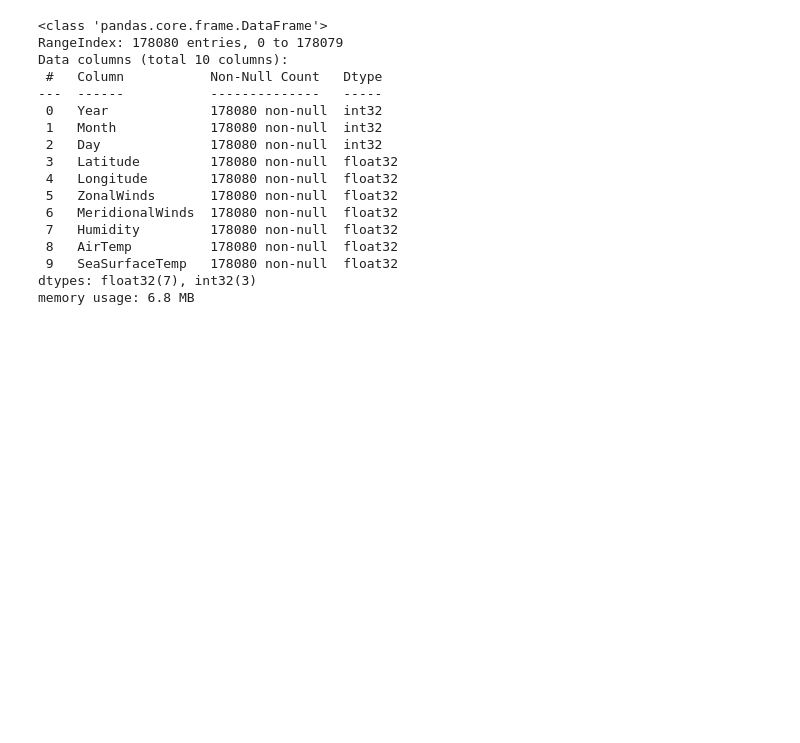
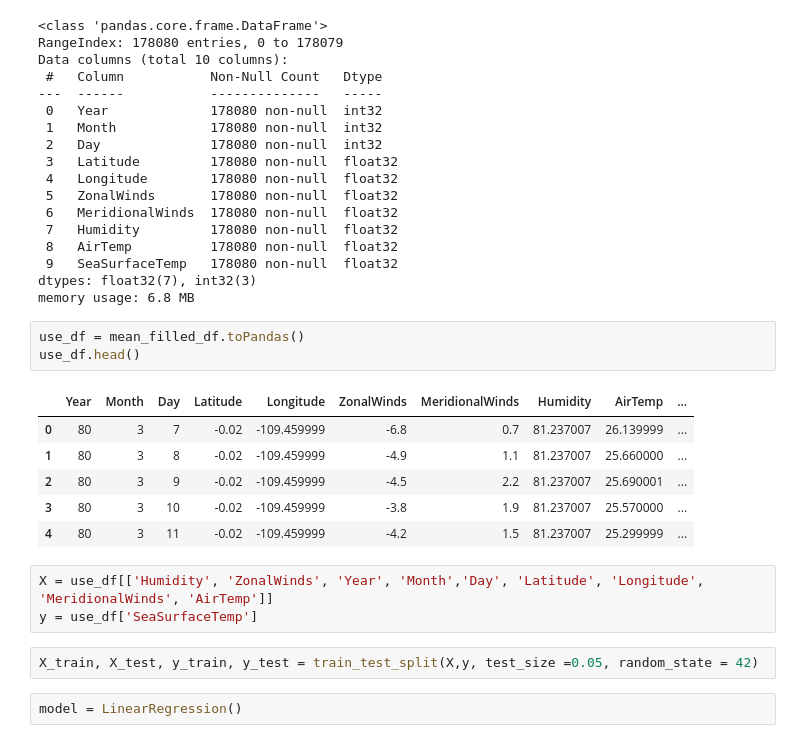
Before and after one commit to vuhpham94/nflx-data-projects-g6, a Jupyter notebook: project2/notebooks/project2_g6_elnino.ipynb, the cells around one changed output. Drawn from its saved outputs; the diff is of its cells as text; blank space fills up the shorter version.

```diff
--- a/project2/notebooks/project2_g6_elnino.ipynb
+++ b/project2/notebooks/project2_g6_elnino.ipynb
@@ -269,3 +272,20 @@ Data columns (total 10 columns):
  9   SeaSurfaceTemp   178080 non-null  float32
 dtypes: float32(7), int32(3)
 memory usage: 6.8 MB
+# %%
+use_df = mean_filled_df.toPandas()
+use_df.head()
+# %% [output]
+|  | Year | Month | Day | Latitude | Longitude | ZonalWinds | MeridionalWinds | Humidity | AirTemp | ... |
+| 0 | 80 | 3 | 7 | -0.02 | -109.459999 | -6.8 | 0.7 | 81.237007 | 26.139999 | ... |
+| 1 | 80 | 3 | 8 | -0.02 | -109.459999 | -4.9 | 1.1 | 81.237007 | 25.660000 | ... |
+| 2 | 80 | 3 | 9 | -0.02 | -109.459999 | -4.5 | 2.2 | 81.237007 | 25.690001 | ... |
+| 3 | 80 | 3 | 10 | -0.02 | -109.459999 | -3.8 | 1.9 | 81.237007 | 25.570000 | ... |
+| 4 | 80 | 3 | 11 | -0.02 | -109.459999 | -4.2 | 1.5 | 81.237007 | 25.299999 | ... |
+# %%
+X = use_df[['Humidity', 'ZonalWinds', 'Year', 'Month','Day', 'Latitude', 'Longitude', 'MeridionalWinds', 'AirTemp']]
+y = use_df['SeaSurfaceTemp']
+# %%
+X_train, X_test, y_train, y_test = train_test_split(X,y, test_size =0.05, random_state = 42)
+# %%
+model = LinearRegression()
```
Also changed, not shown: parts of 18 cells of this notebook.
